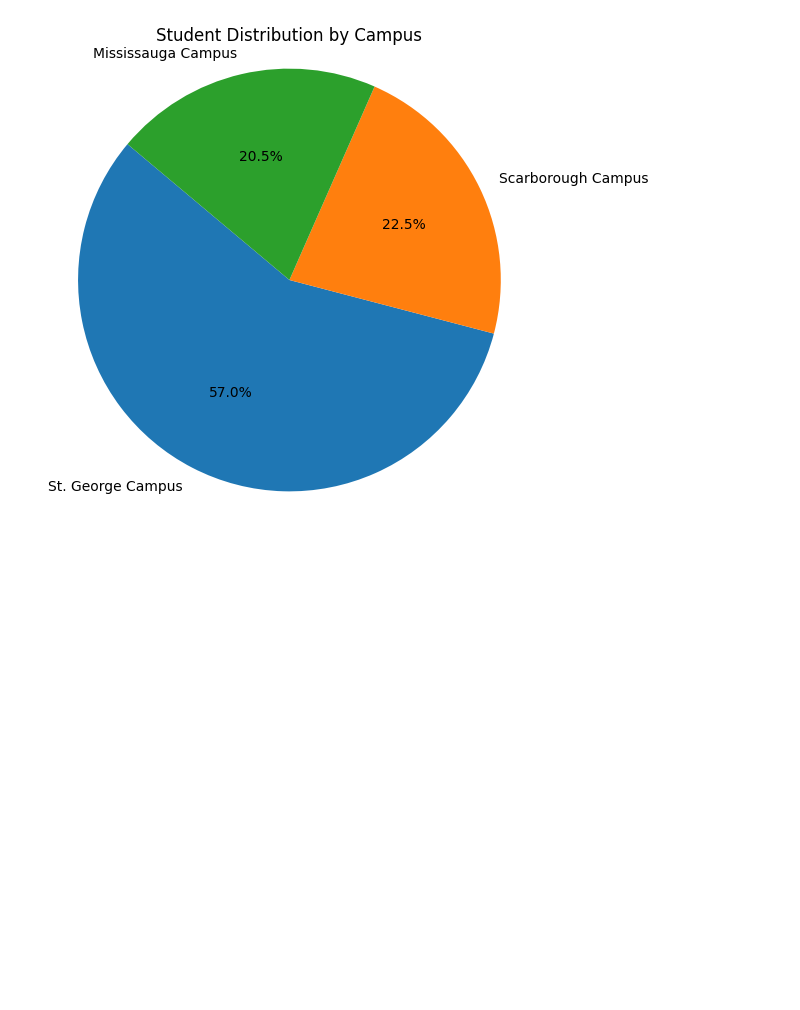
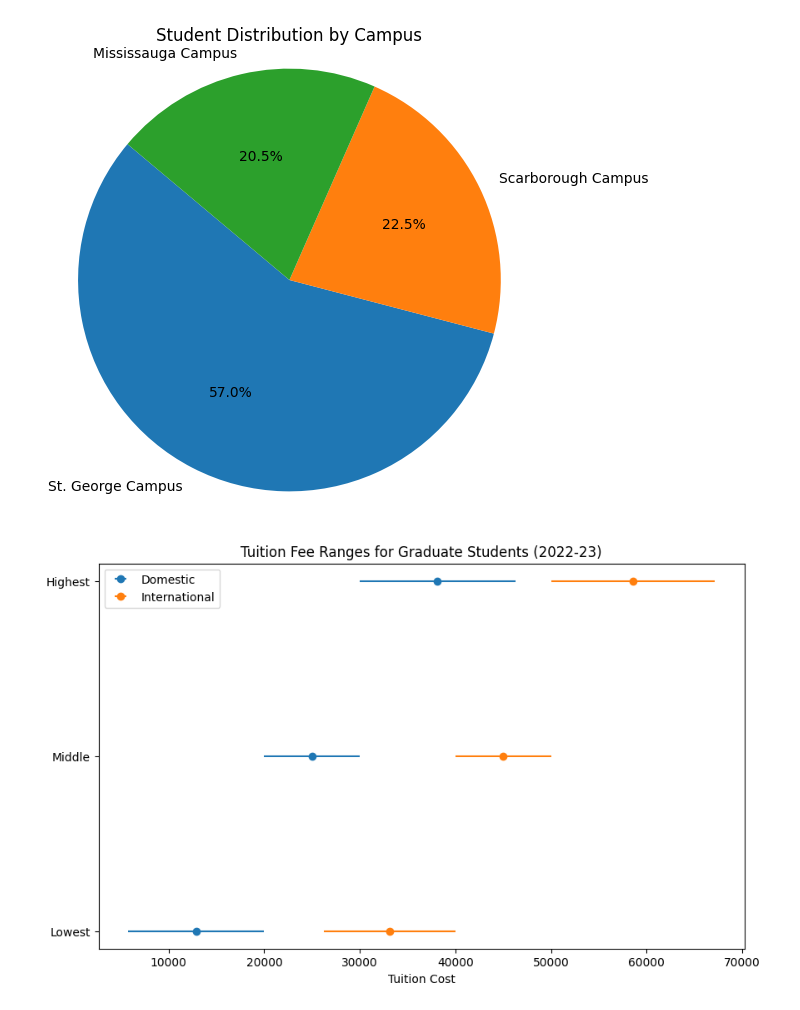
Before and after one commit to cotse900/cantek_py, a Jupyter notebook: uoft.ipynb, the cells around one changed output. Drawn from its saved outputs; the diff is of its cells as text; code cells hidden in the pictures; blank space fills up the shorter version.

```diff
--- a/uoft.ipynb
+++ b/uoft.ipynb
@@ -592,3 +592,34 @@ plt.title('Student Distribution by Campus')
 plt.show()
 # %% [output]
 [figure]
+# %%
+import matplotlib.pyplot as plt
+
+# Tuition data
+programs = ['Domestic', 'International']
+tuition_ranges = {
+    'Domestic': [(5752, 20000), (20000, 30000), (30000, 46270)],  # Replace with actual ranges
+    'International': [(26210, 40000), (40000, 50000), (50000, 67160)],  # Replace with actual ranges
+}
+
+# Calculate the midpoint of each range
+midpoints = {program: [sum(range) / 2 for range in ranges] for program, ranges in tuition_ranges.items()}
+
+# Calculate the error bars (half of the range)
+errors = {program: [(high - low) / 2 for low, high in ranges] for program, ranges in tuition_ranges.items()}
+
+# Create bar chart
+plt.figure(figsize=(10, 6))
+for program in programs:
+    plt.errorbar(midpoints[program], [1, 2, 3], xerr=errors[program], fmt='o', label=program)
+
+# Add labels and title
+plt.yticks([1, 2, 3], ['Lowest', 'Middle', 'Highest'])
+plt.xlabel('Tuition Cost')
+plt.title('Tuition Fee Ranges for Graduate Students (2022-23)')
+plt.legend()
+
+# Show the plot
+plt.show()
+# %% [output]
+[figure, added]
```
